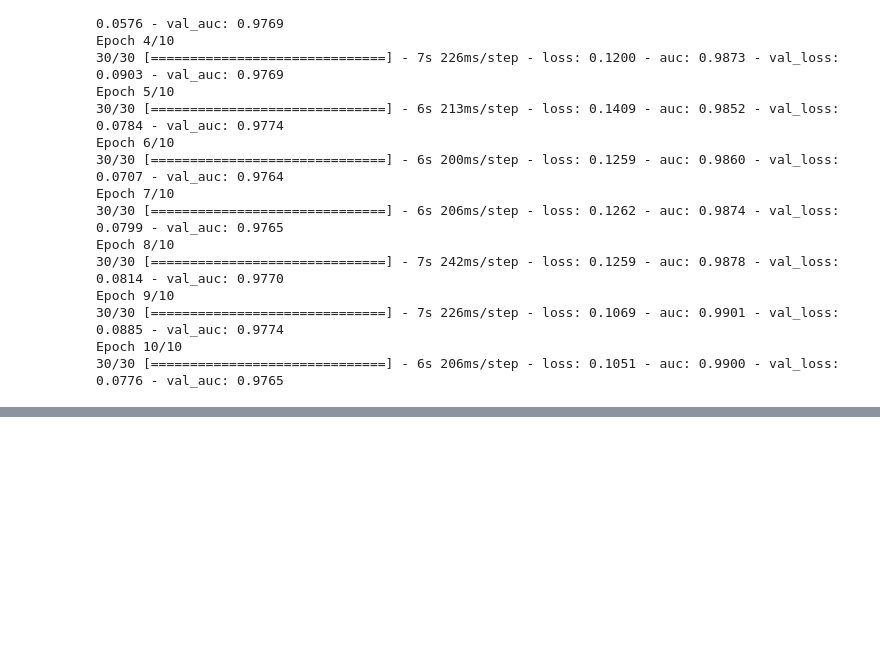
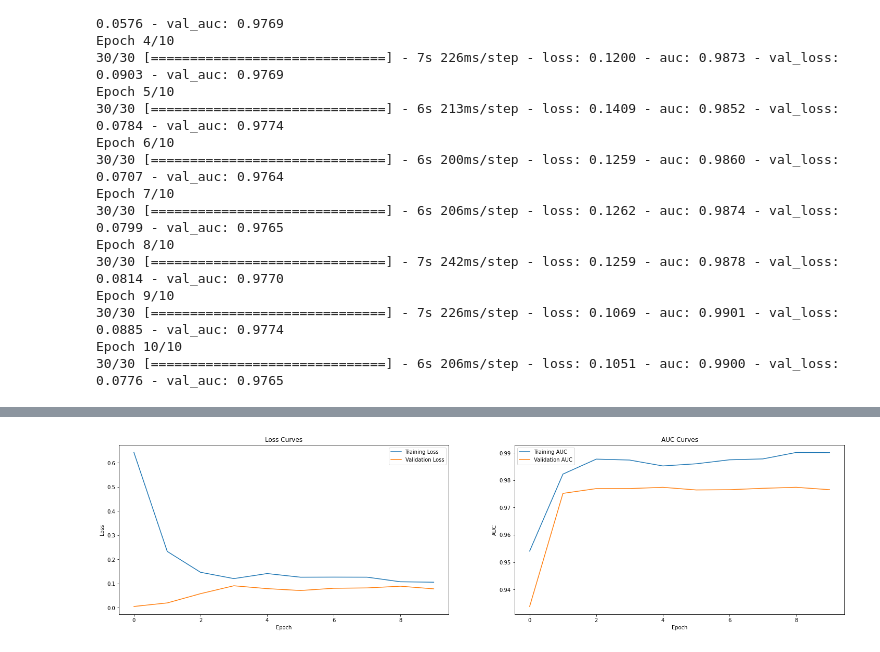
Before and after one commit to Penzragon/Credit-Card-Fraud-Detection, a Jupyter notebook: script.ipynb, the cells around one changed output, grey strips where cells are left out. Cells and saved outputs as stored; diff of their text form; code cells hidden in the pictures; blank space fills up the shorter version.

```diff
--- a/script.ipynb
+++ b/script.ipynb
@@ -424,3 +424,6 @@ Epoch 9/10
 30/30 [==============================] - 7s 226ms/step - loss: 0.1069 - auc: 0.9901 - val_loss: 0.0885 - val_auc: 0.9774
 Epoch 10/10
 30/30 [==============================] - 6s 206ms/step - loss: 0.1051 - auc: 0.9900 - val_loss: 0.0776 - val_auc: 0.9765
+# %%
+metrics_under = pd.DataFrame(history_under.history)
+metrics_under.head()
@@ -426,0 +437,19 @@ Epoch 10/10
+# %%
+plt.figure(figsize=(25, 6))
+plt.subplot(1, 2, 1)
+plt.plot(metrics_under.loss, label='Training Loss')
+plt.plot(metrics_under.val_loss, label='Validation Loss')
+plt.title('Loss Curves')
+plt.xlabel('Epoch')
+plt.ylabel('Loss')
+plt.legend()
+plt.subplot(1, 2, 2)
+plt.plot(metrics_under.auc, label='Training AUC')
+plt.plot(metrics_under.val_auc, label='Validation AUC')
+plt.title('AUC Curves')
+plt.xlabel('Epoch')
+plt.ylabel('AUC')
+plt.legend()
+plt.show()
+# %% [output]
+[figure, added]
```
Also changed, not shown: parts of 4 cells of this notebook.
